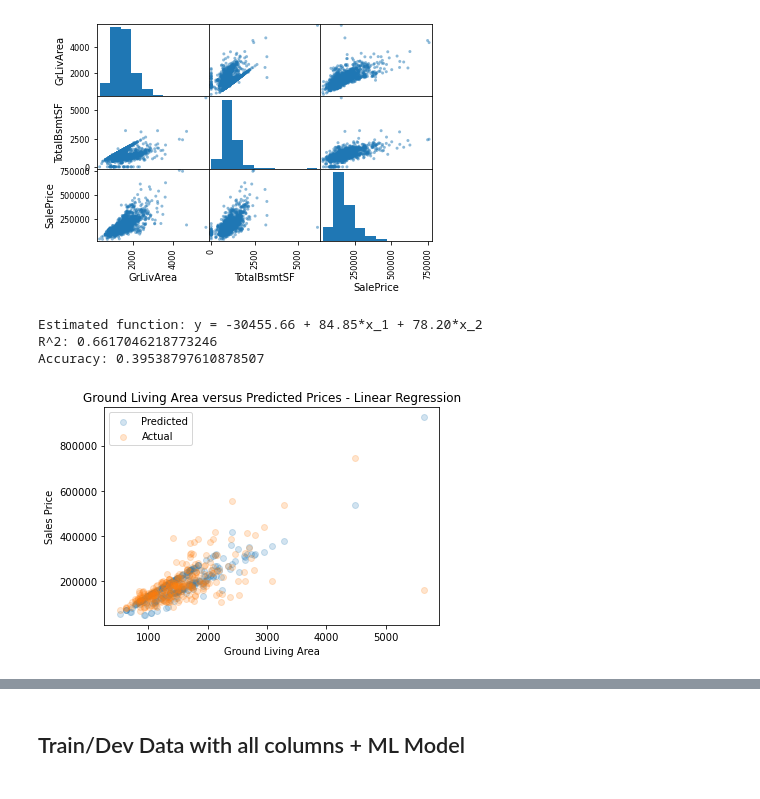
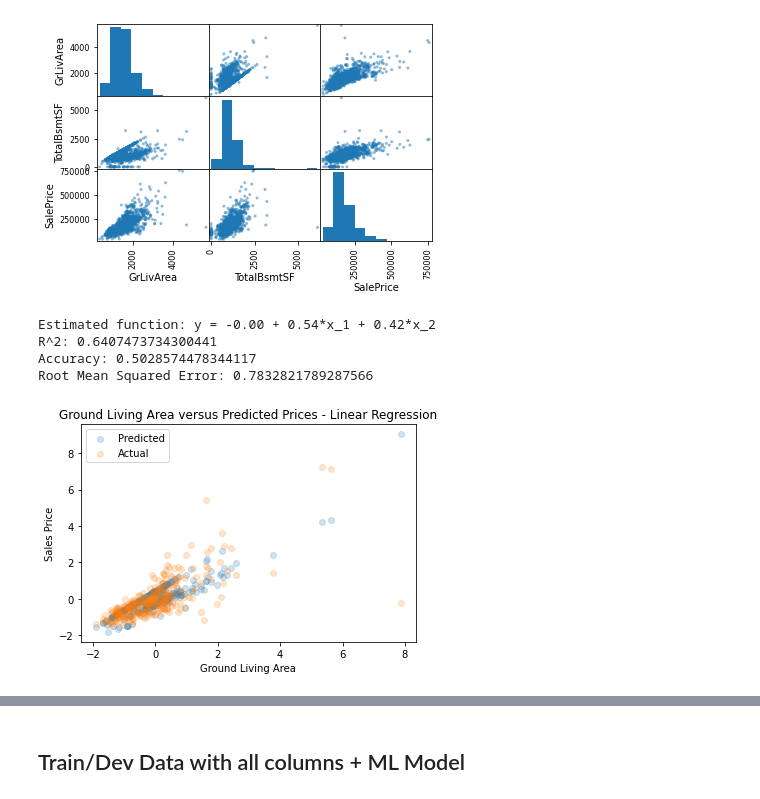
Before and after one commit to CSJohnLee/house_price_prediction, a Jupyter notebook: house_price_lee.ipynb, the cells around one changed output, grey strips where cells are left out. Saved outputs shown, nothing was run; the diff lists cells and outputs as text; code cells hidden in the pictures.

Commit message:
created baseline notebook

```diff
--- a/house_price_lee.ipynb
+++ b/house_price_lee.ipynb
@@ -375,3 +375,11 @@ train_df_baseline.head()
 | 2 | 1786 | 920 | 223500 |
 | 3 | 1717 | 756 | 140000 |
 | 4 | 2198 | 1145 | 250000 |
+# %%
+#Standardize Data
+scaler=StandardScaler()
+train_df_std=pd.DataFrame(scaler.fit_transform(train_df_baseline))
+#test_df_std=scaler.fit_transform(test_df)
+
+print(train_df_std.shape)
+#print(test_df_std.shape)
@@ -393,28 +403,37 @@ array([[<matplotlib.axes._subplots.AxesSubplot object at 0x...>,
 X = train_df_baseline.iloc[:,:-1]
 y = train_df_baseline.iloc[:,-1]
 train_data_bl, dev_data_bl, train_labels_bl, dev_labels_bl = train_test_split(X,y, test_size=0.2)  #for baseline
+
+#Standardized
+X = train_df_std.iloc[:,:-1]
+y = train_df_std.iloc[:,-1]
+train_data_bl, dev_data_bl, train_labels_bl, dev_labels_bl = train_test_split(X,y, test_size=0.2)  #for baseline
 # %%
 #Linear regression model
 lr = LinearRegression(fit_intercept=True)
 lr.fit(train_data_bl, train_labels_bl)                 #fit model
 #print ("Estimated function: y = %.2f + (x%d) w_i*x_i" %(lr.intercept_, len(lr.coef_)))
 print ("Estimated function: y = %.2f + %.2f*x_1 + %.2f*x_2" %(lr.intercept_, lr.coef_[0], lr.coef_[1]))
-accuracies_prediction = lr.predict(dev_data_bl)    #predict
+prediction = lr.predict(dev_data_bl)    #predict
 print("R^2:",lr.score(train_data_bl,train_labels_bl))    #Finding R^2
 print("Accuracy:",lr.score(dev_data_bl,dev_labels_bl))    #Finding accuracy of dev data
+print("Root Mean Squared Error:", mean_squared_error(dev_labels_bl, prediction, squared=False))
 
 fig2=plt.figure()
 fig2=plt.title('Ground Living Area versus Predicted Prices - Linear Regression')
 fig2=plt.xlabel('Ground Living Area')
 fig2=plt.ylabel('Sales Price')
-fig2=plt.scatter(dev_data_bl['GrLivArea'],accuracies_prediction, alpha=0.2)
+# fig2=plt.scatter(dev_data_bl[0],prediction, alpha=0.2)
+# fig2=plt.scatter(dev_data_bl[0],dev_labels_bl, alpha=0.2)
+fig2=plt.scatter(dev_data_bl['GrLivArea'],prediction, alpha=0.2)
 fig2=plt.scatter(dev_data_bl['GrLivArea'],dev_labels_bl, alpha=0.2)
 fig2=plt.legend(['Predicted', 'Actual'],loc='upper left')
 # %% [output]
-Estimated function: y = -30455.66 + 84.85*x_1 + 78.20*x_2
-R^2: 0.6617046218773246
-Accuracy: 0.39538797610878507
+Estimated function: y = -0.00 + 0.54*x_1 + 0.42*x_2
+R^2: 0.6407473734300441
+Accuracy: 0.5028574478344117
+Root Mean Squared Error: 0.7832821789287566
-[figure, old version]
+[figure, new version]
 # %%
 #K-Nearest Neighbors Regressor
 
```
Also changed, not shown: parts of 5 cells of this notebook, 2 other files.
